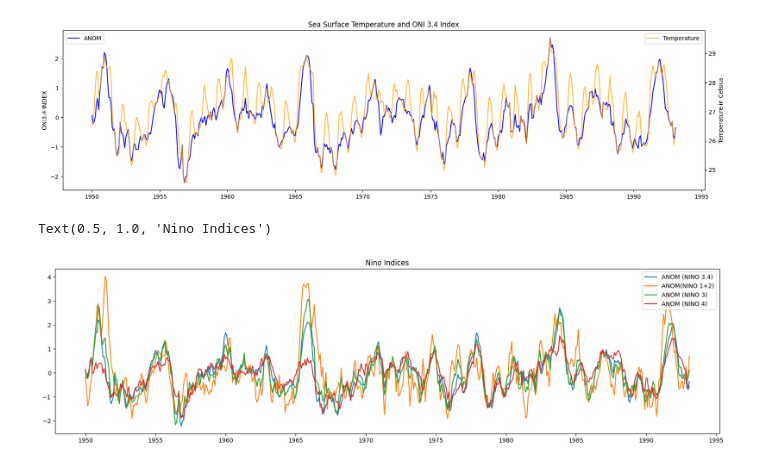
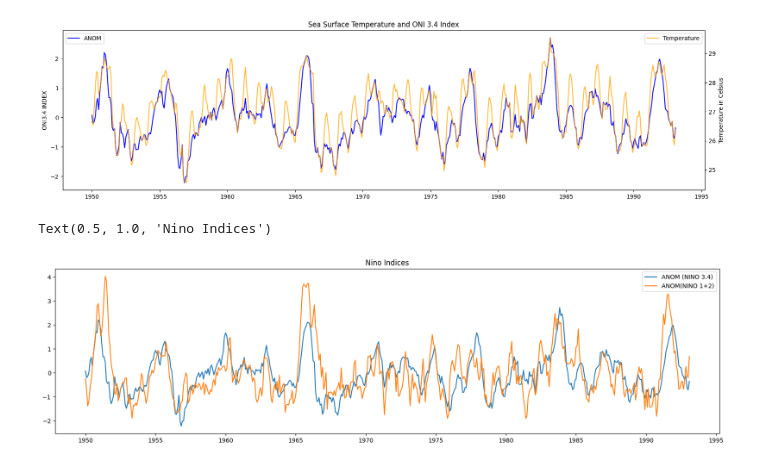
Before and after one commit to katya-sumwalt/Introduction_to_Oceanography_Data_Science, a Jupyter notebook: plotting_ONI_Index.ipynb, the cells around one changed output. Saved outputs shown, nothing was run; the diff lists cells and outputs as text; code cells hidden in the pictures.

```diff
--- a/plotting_ONI_Index.ipynb
+++ b/plotting_ONI_Index.ipynb
@@ -86,11 +114,9 @@ Text(0.5, 1.0, 'Sea Surface Temperature and ONI 3.4 Index')
 # %%
 figure = plt.figure(figsize = (20,5))
 plt.plot(df_2['DATE'],df_2['ANOM.3'],label= 'ANOM (NINO 3.4)')
 plt.plot(df_2['DATE'],df_2['ANOM'],label= 'ANOM(NINO 1+2)')
-plt.plot(df_2['DATE'],df_2['ANOM.1'],label= 'ANOM (NINO 3)')
-plt.plot(df_2['DATE'],df_2['ANOM.2'],label= 'ANOM (NINO 4)')
 plt.legend(loc = 'upper right')
-plt.title("Nino Indices")
+plt.title("Nino Indices in 3.4 and 1+2 Regions")
 # %% [output]
 Text(0.5, 1.0, 'Nino Indices')
-[figure, old version]
+[figure, new version]
```
Also changed, not shown: parts of 5 cells of this notebook.
